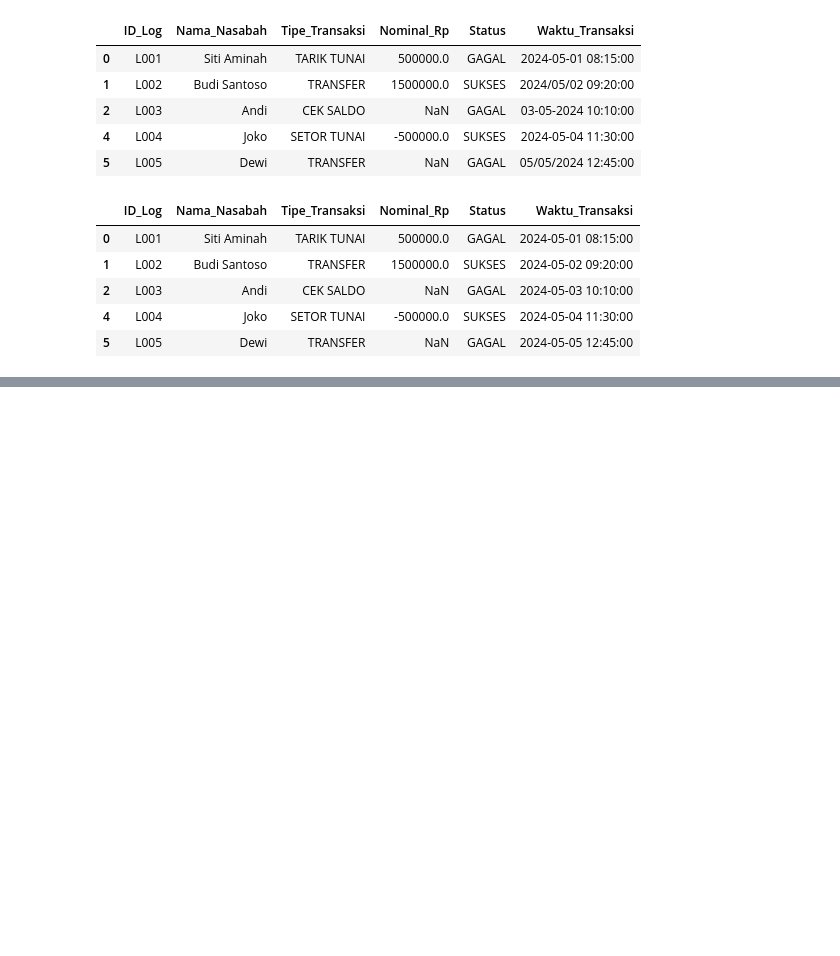
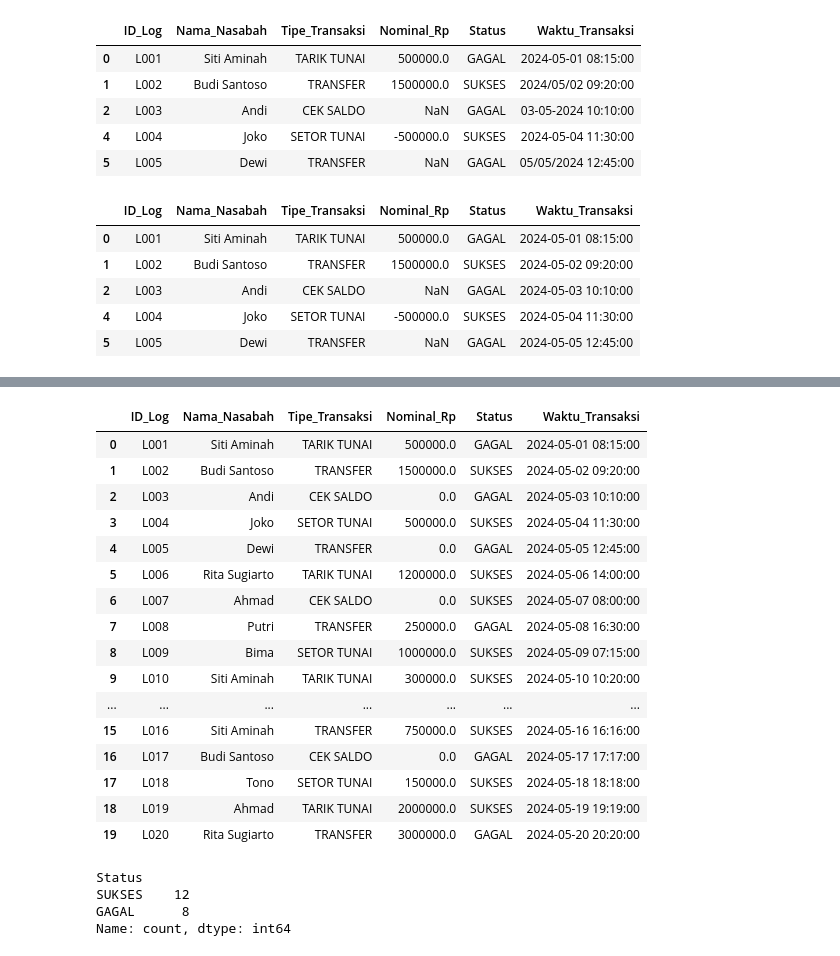
Before and after one commit to rottiiibakarr/Latihan_Data_Analyst, a Jupyter notebook: latihan_soal1.12expert.ipynb, the cells around one changed output, grey strips where cells are left out. Saved outputs shown, nothing was run; the diff lists cells and outputs as text; code cells hidden in the pictures; blank space fills up the shorter version.

Commit message:
Menambahkan jawaban tugas 5  hingga 7

```diff
--- a/latihan_soal1.12expert.ipynb
+++ b/latihan_soal1.12expert.ipynb
@@ -41,7 +47,7 @@ df['Nama_Nasabah'] = df['Nama_Nasabah'].str.strip().str.title()
 # %%
 # B
-df['Tipe_Transaksi'] = df['Tipe_Transaksi'].str.upper()
-df['Status'] = df['Status'].str.upper()
+df['Tipe_Transaksi'] = df['Tipe_Transaksi'].str.strip().str.upper() # Mengubah ke dalam tulisan besar semua
+df['Status'] = df['Status'].str.strip().str.upper() # Mengubah ke dalam tulisan besar semua
 df.head()
 # %% [output]
 |  | ID_Log | Nama_Nasabah | Tipe_Transaksi | Nominal_Rp | Status | Waktu_Transaksi |
@@ -95,3 +105,8 @@ df.head()
 | 2 | L003 | Andi | CEK SALDO | NaN | GAGAL | 2024-05-03 10:10:00 |
 | 4 | L004 | Joko | SETOR TUNAI | -500000.0 | SUKSES | 2024-05-04 11:30:00 |
 | 5 | L005 | Dewi | TRANSFER | NaN | GAGAL | 2024-05-05 12:45:00 |
+# %%
+# 5. Cleaning Wrong Data (Logical Error):
+# A
+df['Nominal_Rp'] = df['Nominal_Rp'].abs()
+df.head(5)
@@ -97,0 +120,5 @@ df.head()
+# %%
+# 6. Cleaning Empty Cells (Domain Logic Imputation):
+# A.
+df.fillna({'Nominal_Rp': 0}, inplace=True) # Menyisipkan nilai 0 pada kolom Nominal_Rp dengan nilai kolom yang kosong (tidak ada nilai)
+df.head(10)
@@ -97,0 +137,5 @@ df.head()
+# %%
+# 7. Final Validation & Simple Data Insight (Tugas Analis):
+# A
+df = df.reset_index(drop=True) # Mengubah ke indeks awal
+df.head()
@@ -97,0 +149,39 @@ df.head()
+# %%
+# B
+"""
+Kenapa tidak menggunakan df.to_string()?
+
+Karena saat ini saya menggunakan Jupyter Notebook, tidak menggunakan Python pada vscode,
+yang dimana saya ingin output yang dikeluarkan itu berupa tabel secara real, bukan berupa teks,
+mungkin untuk tugas 7 bagian B saya menggunakan cara ini, yang sebenarnya tidak jauh berbeda dengan
+menggunakan df.to_string(), hanya yang membedakan output yang dikeluarkan berupa tabel utuh, bukan string.
+
+Output berupa menampilkan keselurahan tabel pada dataset.
+"""
+df
+# %% [output]
+|  | ID_Log | Nama_Nasabah | Tipe_Transaksi | Nominal_Rp | Status | Waktu_Transaksi |
+| 0 | L001 | Siti Aminah | TARIK TUNAI | 500000.0 | GAGAL | 2024-05-01 08:15:00 |
+| 1 | L002 | Budi Santoso | TRANSFER | 1500000.0 | SUKSES | 2024-05-02 09:20:00 |
+| 2 | L003 | Andi | CEK SALDO | 0.0 | GAGAL | 2024-05-03 10:10:00 |
+| 3 | L004 | Joko | SETOR TUNAI | 500000.0 | SUKSES | 2024-05-04 11:30:00 |
+| 4 | L005 | Dewi | TRANSFER | 0.0 | GAGAL | 2024-05-05 12:45:00 |
+| 5 | L006 | Rita Sugiarto | TARIK TUNAI | 1200000.0 | SUKSES | 2024-05-06 14:00:00 |
+| 6 | L007 | Ahmad | CEK SALDO | 0.0 | SUKSES | 2024-05-07 08:00:00 |
+| 7 | L008 | Putri | TRANSFER | 250000.0 | GAGAL | 2024-05-08 16:30:00 |
+| 8 | L009 | Bima | SETOR TUNAI | 1000000.0 | SUKSES | 2024-05-09 07:15:00 |
+| 9 | L010 | Siti Aminah | TARIK TUNAI | 300000.0 | SUKSES | 2024-05-10 10:20:00 |
+| ... | ... | ... | ... | ... | ... | ... |
+| 15 | L016 | Siti Aminah | TRANSFER | 750000.0 | SUKSES | 2024-05-16 16:16:00 |
+| 16 | L017 | Budi Santoso | CEK SALDO | 0.0 | GAGAL | 2024-05-17 17:17:00 |
+| 17 | L018 | Tono | SETOR TUNAI | 150000.0 | SUKSES | 2024-05-18 18:18:00 |
+| 18 | L019 | Ahmad | TARIK TUNAI | 2000000.0 | SUKSES | 2024-05-19 19:19:00 |
+| 19 | L020 | Rita Sugiarto | TRANSFER | 3000000.0 | GAGAL | 2024-05-20 20:20:00 |
+# %%
+# C
+df['Status'].value_counts() # Menghitung berapa jumlah nilai pada kolom Status
+# %% [output]
+Status
+SUKSES    12
+GAGAL      8
+Name: count, dtype: int64
```
Also changed, not shown: parts of 9 cells of this notebook.
